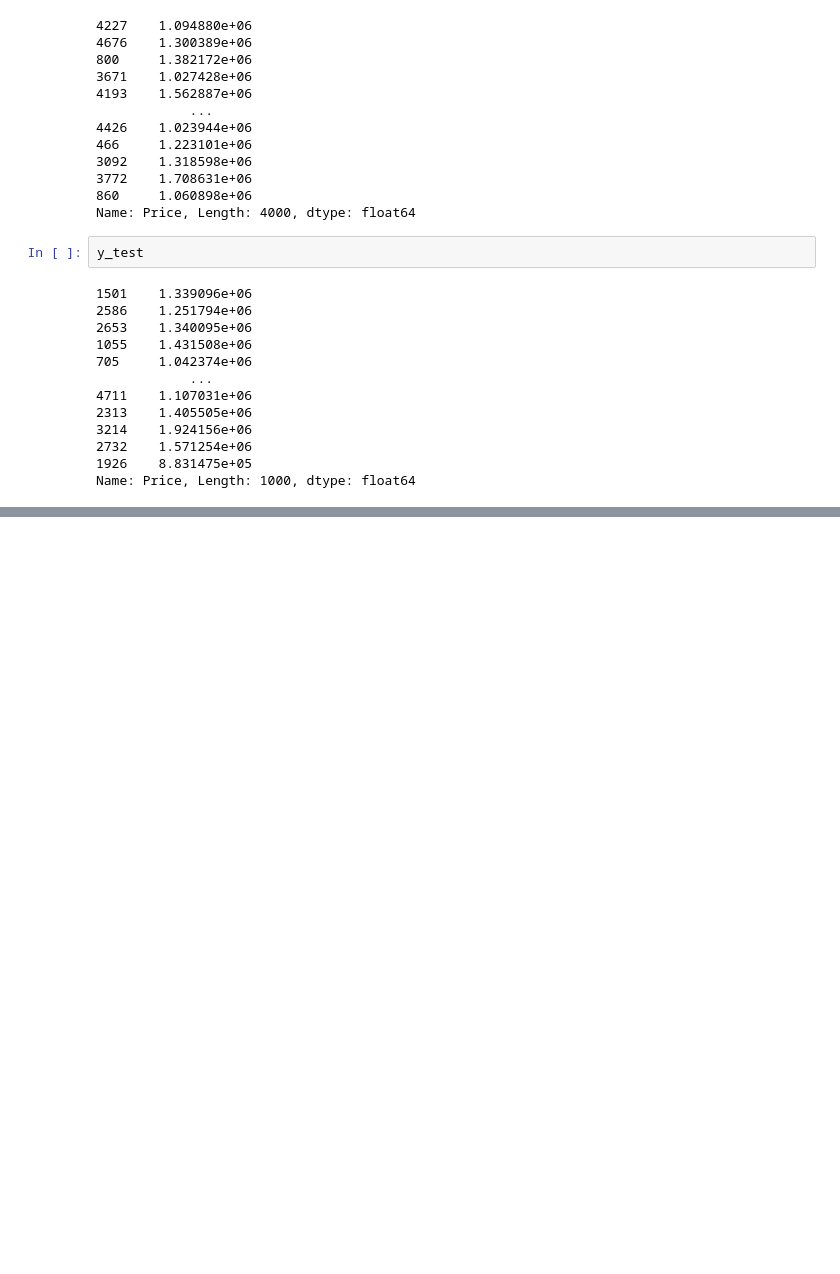
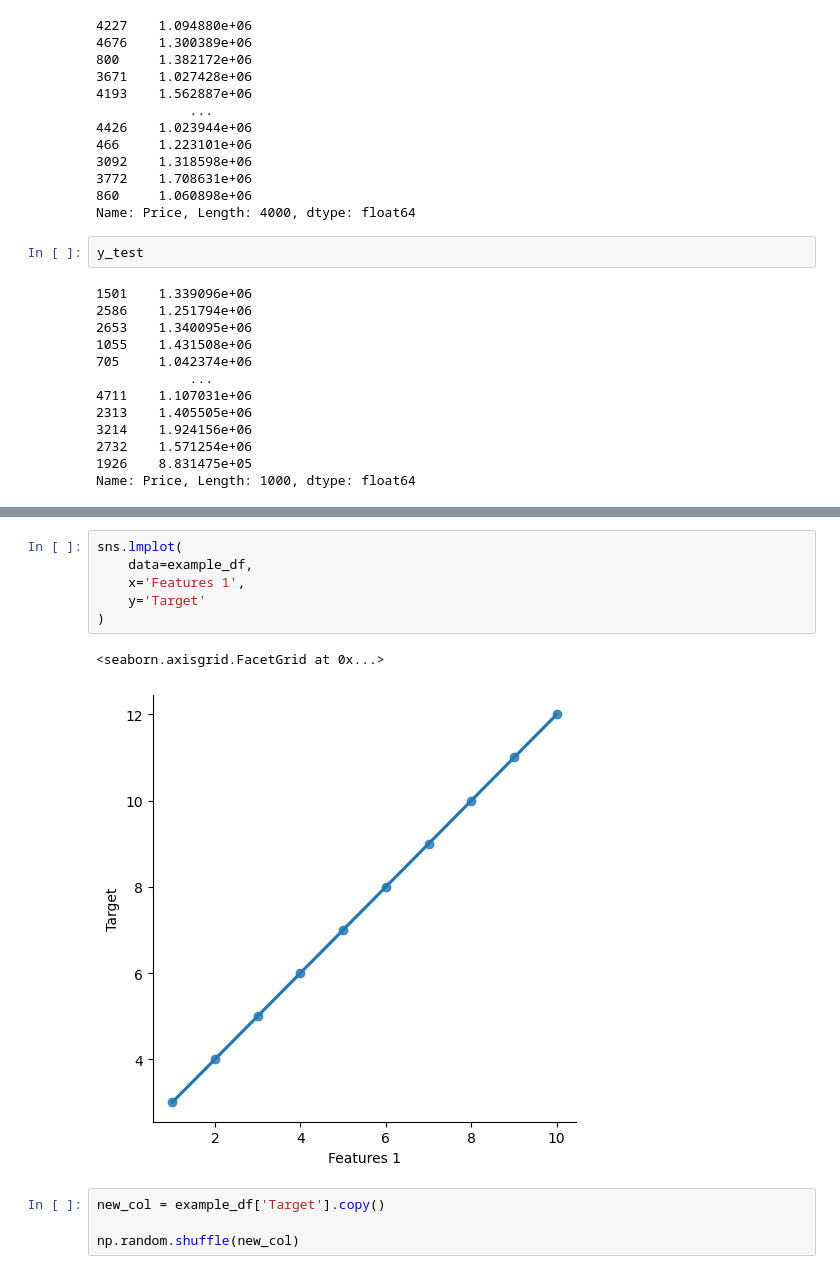
Before and after one commit to naimNB/Mechine-Learning, a Jupyter notebook: intro_linear_regression.ipynb, the cells around one changed output, grey strips where cells are left out. Drawn from its saved outputs; the diff is of its cells as text; blank space fills up the shorter version.

```diff
--- a/intro_linear_regression.ipynb
+++ b/intro_linear_regression.ipynb
@@ -221,0 +255,13 @@ Name: Price, Length: 1000, dtype: float64
+# %%
+sns.lmplot(
+    data=example_df,
+    x='Features 1',
+    y='Target'
+)
+# %% [output]
+<seaborn.axisgrid.FacetGrid at 0x...>
+[figure, added]
+# %%
+new_col = example_df['Target'].copy()
+
+np.random.shuffle(new_col)
```
Also changed, not shown: parts of 16 cells of this notebook.
